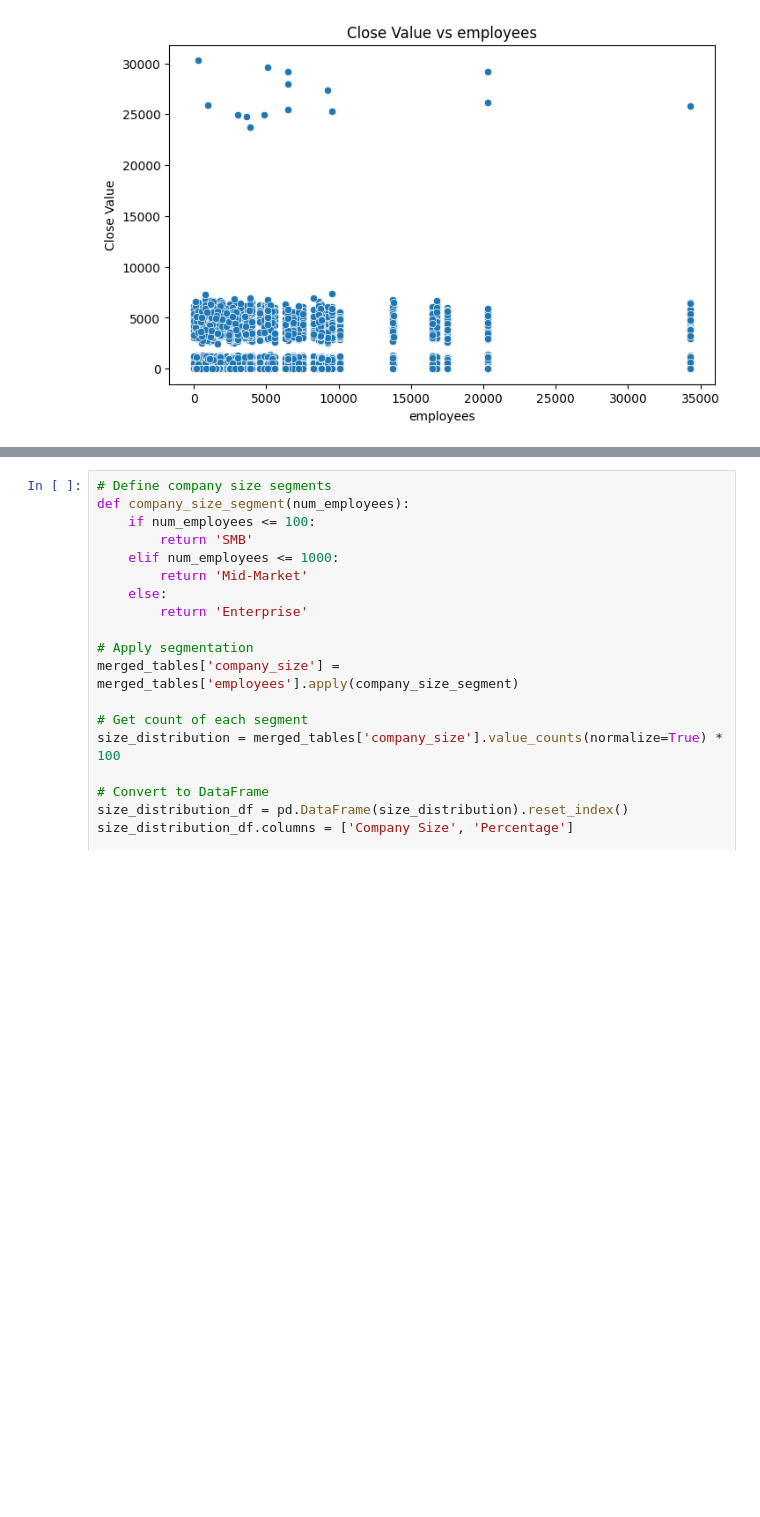
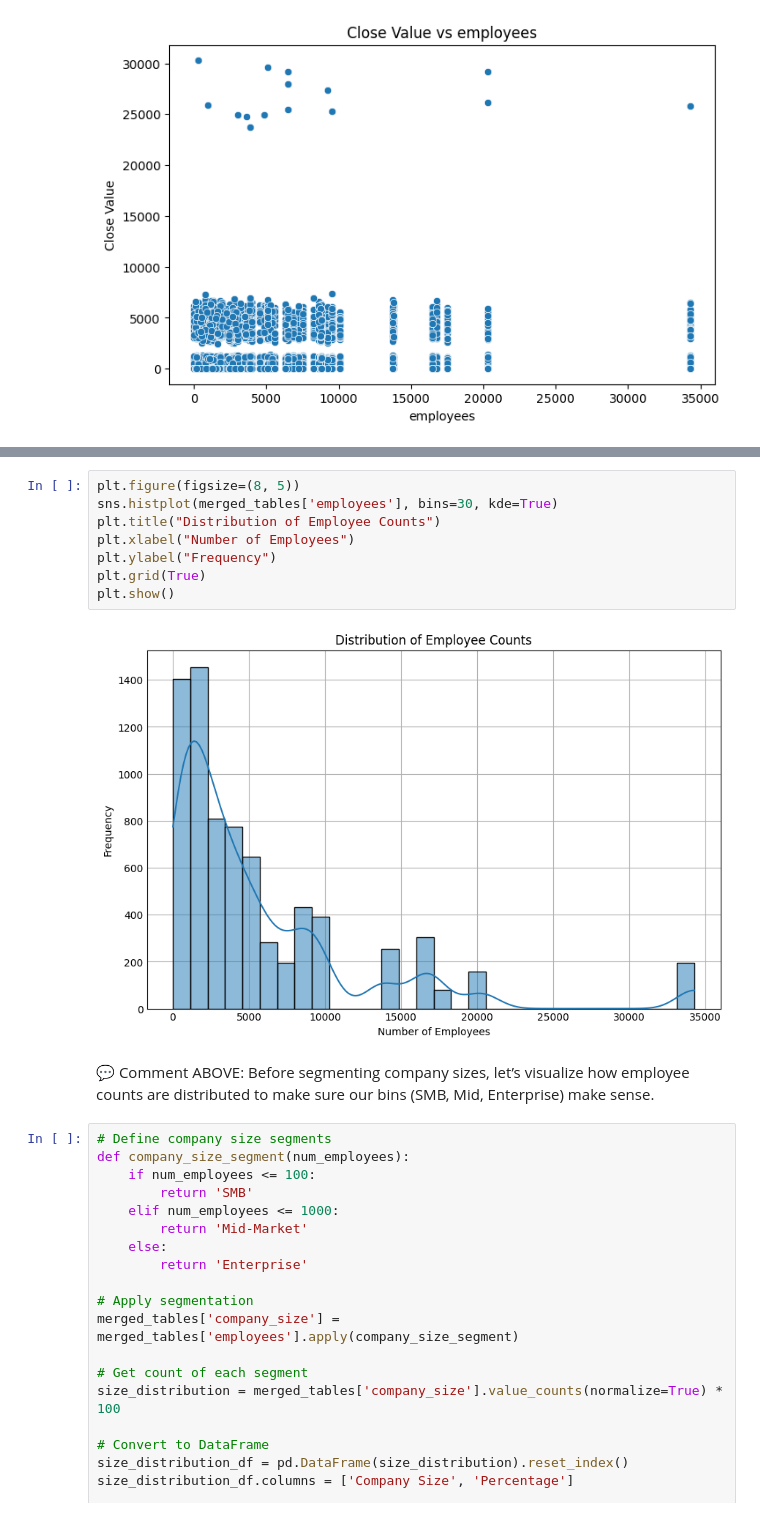
Before and after one commit to Sayocroft/sales-ops-auto, a Jupyter notebook: pipeline_accounts_merge.ipynb, the cells around one changed output, grey strips where cells are left out. Cells and saved outputs as stored; diff of their text form; blank space fills up the shorter version.

```diff
--- a/pipeline_accounts_merge.ipynb
+++ b/pipeline_accounts_merge.ipynb
@@ -345,3 +430,15 @@ plt.show()
+# %%
+plt.figure(figsize=(8, 5))
+sns.histplot(merged_tables['employees'], bins=30, kde=True)
+plt.title("Distribution of Employee Counts")
+plt.xlabel("Number of Employees")
+plt.ylabel("Frequency")
+plt.grid(True)
+plt.show()
+# %% [output]
+[figure, added]
+# %% [markdown]
+💬 Comment ABOVE: Before segmenting company sizes, let’s visualize how employee counts are distributed to make sure our bins (SMB, Mid, Enterprise) make sense.
 # %%
 # Define company size segments
 def company_size_segment(num_employees):
```
Also changed, not shown: parts of 26 cells of this notebook.
